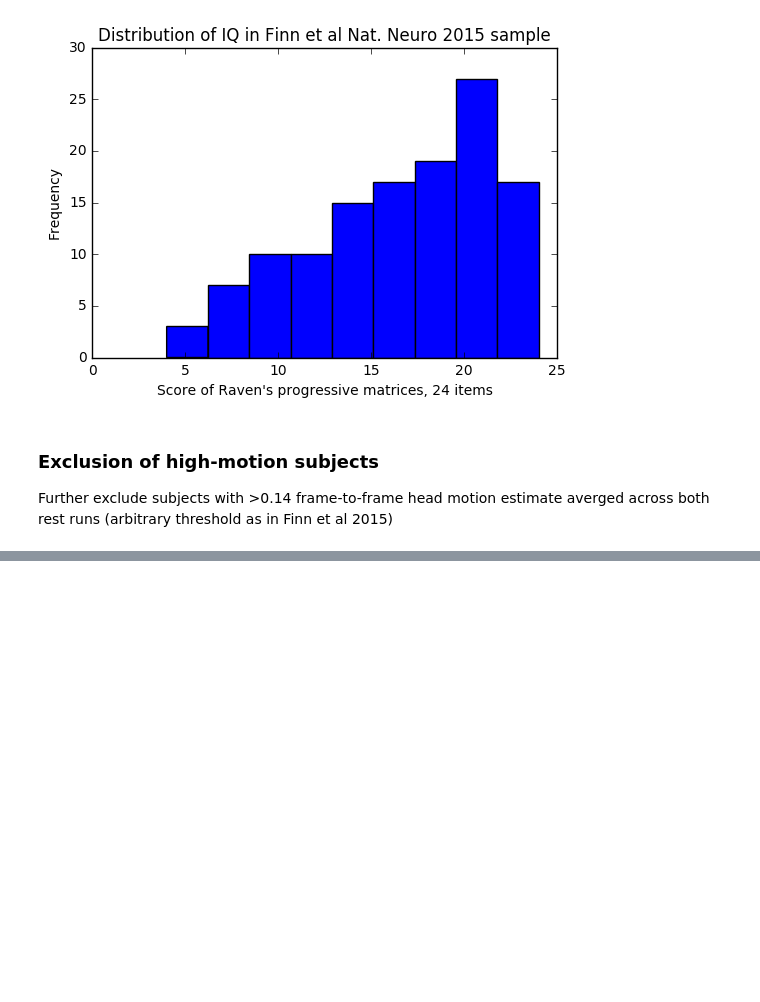
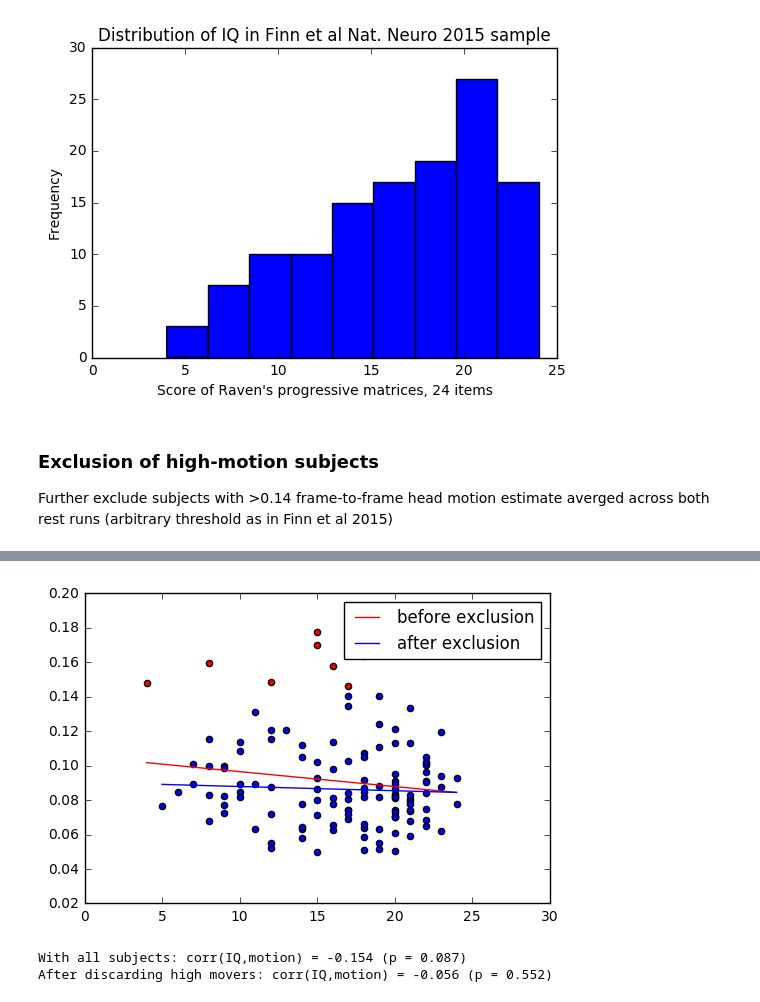
Before and after one commit to paola-g/fc_reproducibility, a Jupyter notebook: pipeline.ipynb, the cells around one changed output, grey strips where cells are left out. Drawn from its saved outputs; the diff is of its cells as text; code cells hidden in the pictures; blank space fills up the shorter version.

Commit message:
high movers exclusion + corr plots

```diff
--- a/pipeline.ipynb
+++ b/pipeline.ipynb
@@ -24,8 +28,9 @@ def plot_hist(score,title,xlabel):
 behavFile = 'unrestricted_luckydjuju_11_17_2015_0_47_11.csv'
 release = 'Q2'
 outScore = 'PMAT24_A_CR'
-DATADIR = '/mnt/HCP/'
+DATADIR = '/media/paola/HCP/'
 parcellation = 'shenatal_neuroimage2013'
+overwrite = False
 thisRun = 'rfMRI_REST1'
 
 if thisRun == 'rfMRI_REST1':
@@ -34,6 +39,13 @@ elif thisRun == 'rfMRI_REST2':
     outMat = 'rest_1_mat'
 else:
     sys.exit("Invalid run code")
+
+ResultsDir = op.join(DATADIR, 'Results')
+if not op.isdir(ResultsDir): mkdir(ResultsDir)
+ResultsDir = op.join(ResultsDir, 'Finn')
+if not op.isdir(ResultsDir): mkdir(ResultsDir)
+ResultsDir = op.join(ResultsDir, parcellation)
+if not op.isdir(ResultsDir): mkdir(ResultsDir)
 # %% [markdown]
 ### Get subjects
 # %%
@@ -118,0 +160,28 @@ for iSub in range(len(subjects)):
+# %%
+plt.scatter(score[indkeep],np.mean(RelRMSMean[indkeep,:],axis=1),c='b')
+plt.scatter(score[excludeSub],np.mean(RelRMSMean[excludeSub,:],axis=1),c='r')
+# fit a curve to the data using a least squares 1st order polynomial fit
+z1 = np.polyfit(score[indkeep],np.mean(RelRMSMean[indkeep,:],axis=1),1)
+z2 = np.polyfit(score,np.mean(RelRMSMean,axis=1),1)
+p1 = np.poly1d(z1)
+p2 = np.poly1d(z2)
+fit1 = p1(score[indkeep])
+fit2 = p2(score)
+# get the coordinates for the fit curve
+c1_x = [np.min(score[indkeep]),np.max(score[indkeep])]
+c1_y = p1(c1_x)
+c2_x = [np.min(score),np.max(score)]
+c2_y = p2(c2_x)
+# plot line of best fit
+plt.plot(c2_x,c2_y,'r-',label='before exclusion')
+plt.plot(c1_x,c1_y,'b-',label='after exclusion')
+plt.legend(loc=0)
+plt.show()
+rho1,p1 = stats.pearsonr(score[indkeep],np.mean(RelRMSMean[indkeep,:],axis=1))
+rho2,p2 = stats.pearsonr(score,np.mean(RelRMSMean,axis=1))
+print 'With all subjects: corr(IQ,motion) = {:.3f} (p = {:.3f})'.format(rho2,p2)
+print 'After discarding high movers: corr(IQ,motion) = {:.3f} (p = {:.3f})'.format(rho1,p1)
+# %% [output]
+[figure, added]
+With all subjects: corr(IQ,motion) = -0.154 (p = 0.087)
+After discarding high movers: corr(IQ,motion) = -0.056 (p = 0.552)
```
Also changed, not shown: parts of 4 cells of this notebook.
